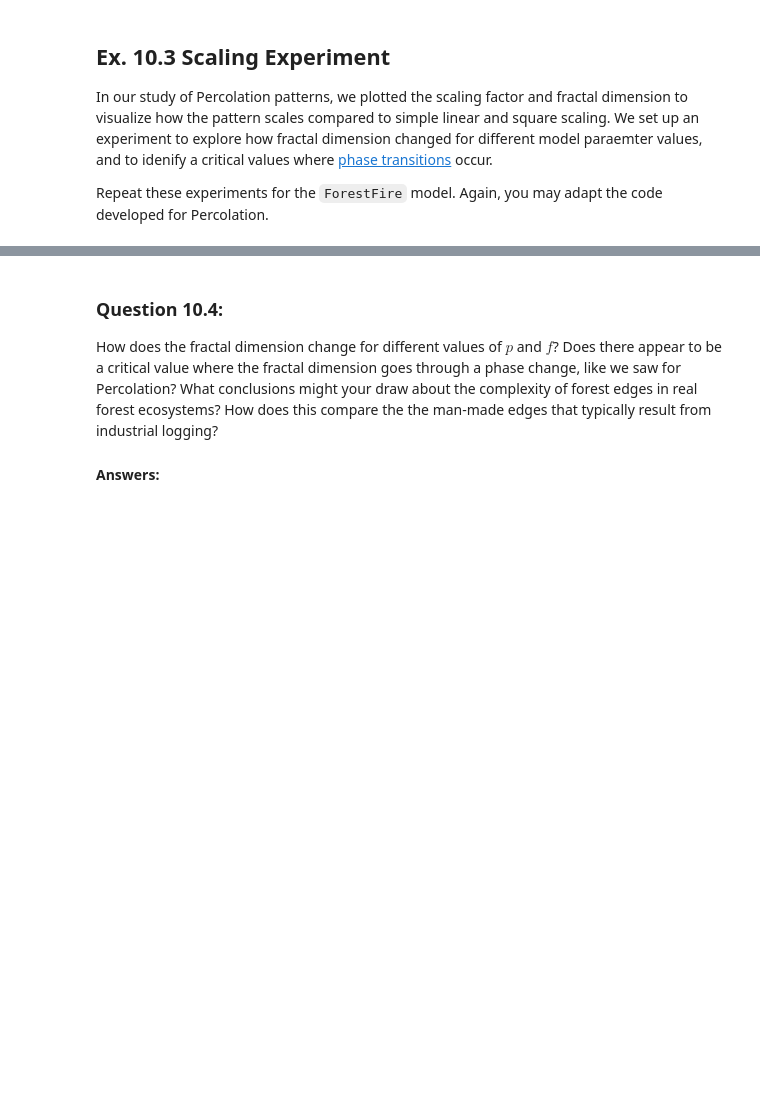
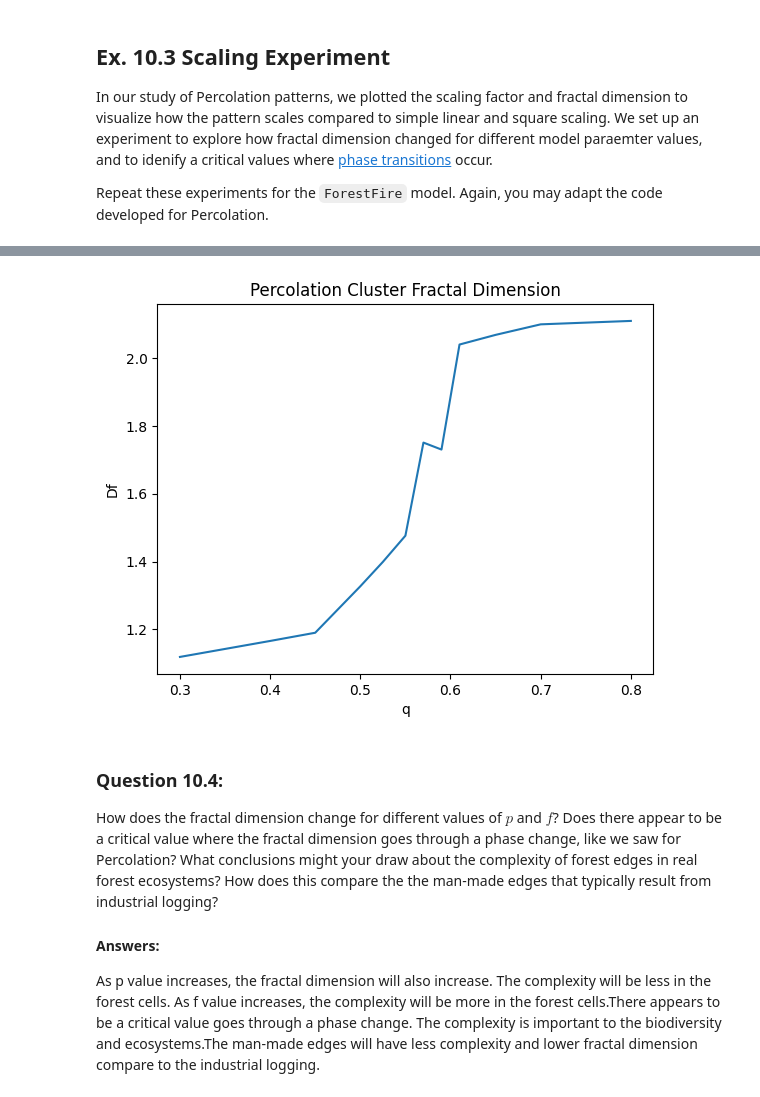
Before and after one commit to WilliamQin65/cap-comp215, a Jupyter notebook: labs/lab07-old.ipynb, the cells around one changed output, grey strips where cells are left out. Saved outputs shown, nothing was run; the diff lists cells and outputs as text; code cells hidden in the pictures; blank space fills up the shorter version.

```diff
--- a/labs/lab07-old.ipynb
+++ b/labs/lab07-old.ipynb
@@ -706,26 +708,28 @@ scaling_experiment(n, q)
 # %%
 def fractal_dimensions_experiment(qs, n=100):
     """
     Plot how the fractal dimension of percolation clusters change for different values of q
     """
     calibres = np.array(range(2, n//2, 10))
     fractal_dimensions = []
     for q in qs:
         perc = Percolation(n, q)
         perc.simulate()
         wet_counts = np.array([box_count(perc.array, calibre) for calibre in calibres])
         xs = perc.n / calibres  # xs are the number of grid squares so counts scale in same direction
 
         fractal_dimensions.append( log_slope(xs, wet_counts) )
     return fractal_dimensions
 
-n = 100
+n = 200
 qs=[0.3, 0.4, 0.45, 0.5, 0.525, 0.55, 0.57, 0.59, 0.61, 0.65, 0.7, 0.8]
 dims = fractal_dimensions_experiment(qs, n)
 title = f'Percolation Cluster Fractal Dimension'
 plt.gca().set(title=title, xlabel='q', ylabel='Df')
 plt.plot(qs, dims)
 plt.show()
+# %% [output]
+[figure, added]
 # %%
 # Ex. 10.3 here
 # %% [markdown]
@@ -735,3 +739,4 @@ Does there appear to be a critical value where the fractal dimension goes throug
 What conclusions might your draw about the complexity of forest edges in real forest ecosystems?  How does this compare the the man-made edges that typically result from industrial logging?
 
 #### Answers:
+As p value increases, the fractal dimension will also increase. The complexity will be less in the forest cells. As f value increases, the complexity will be more in the forest cells.There appears to be a critical value goes through a phase change. The complexity is important to the biodiversity and ecosystems.The man-made edges will have less complexity and lower fractal dimension compare to the industrial logging.
```
Also changed, not shown: parts of 2 cells of this notebook.
